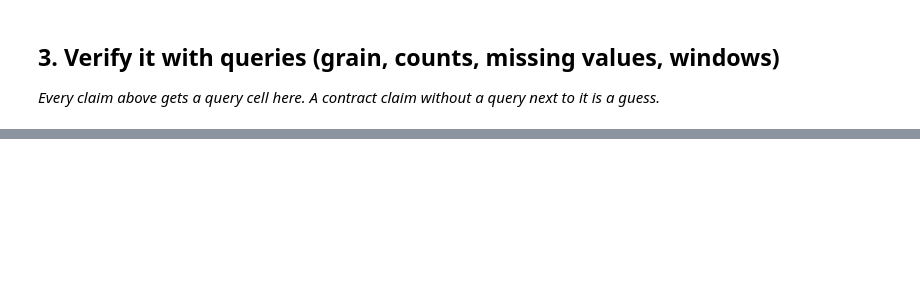
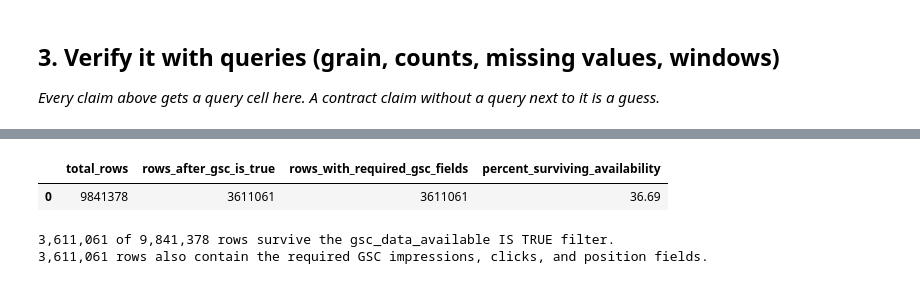
Before and after one commit to shaestasaleem/flyrank-machine-learning-internship, a Jupyter notebook: work/notebooks/w03_data_contract.ipynb, the cells around one changed output, grey strips where cells are left out. Cells and saved outputs as stored; diff of their text form; code cells hidden in the pictures; blank space fills up the shorter version.

```diff
--- a/work/notebooks/w03_data_contract.ipynb
+++ b/work/notebooks/w03_data_contract.ipynb
@@ -36,0 +415,52 @@ This skeleton is yours to fill. Work the sections **in order** — each one has
+# %%
+# Verification Query 3 of 3:
+# Check how many March rows survive the required GSC availability filter
+
+availability_check = con.sql(f"""
+    SELECT
+        COUNT(*) AS total_rows,
+
+        COUNT(*) FILTER (
+            WHERE gsc_data_available IS TRUE
+        ) AS rows_after_gsc_is_true,
+
+        COUNT(*) FILTER (
+            WHERE gsc_data_available IS TRUE
+              AND gsc_impressions IS NOT NULL
+              AND gsc_clicks IS NOT NULL
+              AND gsc_sum_position IS NOT NULL
+        ) AS rows_with_required_gsc_fields,
+
+        ROUND(
+            100.0 * COUNT(*) FILTER (
+                WHERE gsc_data_available IS TRUE
+            ) / COUNT(*),
+            2
+        ) AS percent_surviving_availability
+    FROM read_parquet('{MARCH_DAILY}')
+""").df()
+
+display(availability_check)
+
+total_rows = int(availability_check.loc[0, "total_rows"])
+available_rows = int(
+    availability_check.loc[0, "rows_after_gsc_is_true"]
+)
+usable_rows = int(
+    availability_check.loc[0, "rows_with_required_gsc_fields"]
+)
+
+print(
+    f"{available_rows:,} of {total_rows:,} rows survive "
+    "the gsc_data_available IS TRUE filter."
+)
+
+print(
+    f"{usable_rows:,} rows also contain the required "
+    "GSC impressions, clicks, and position fields."
+)
+# %% [output]
+|  | total_rows | rows_after_gsc_is_true | rows_with_required_gsc_fields | percent_surviving_availability |
+| 0 | 9841378 | 3611061 | 3611061 | 36.69 |
+3,611,061 of 9,841,378 rows survive the gsc_data_available IS TRUE filter.
+3,611,061 rows also contain the required GSC impressions, clicks, and position fields.
```
Also changed, not shown: parts of 21 cells of this notebook.
